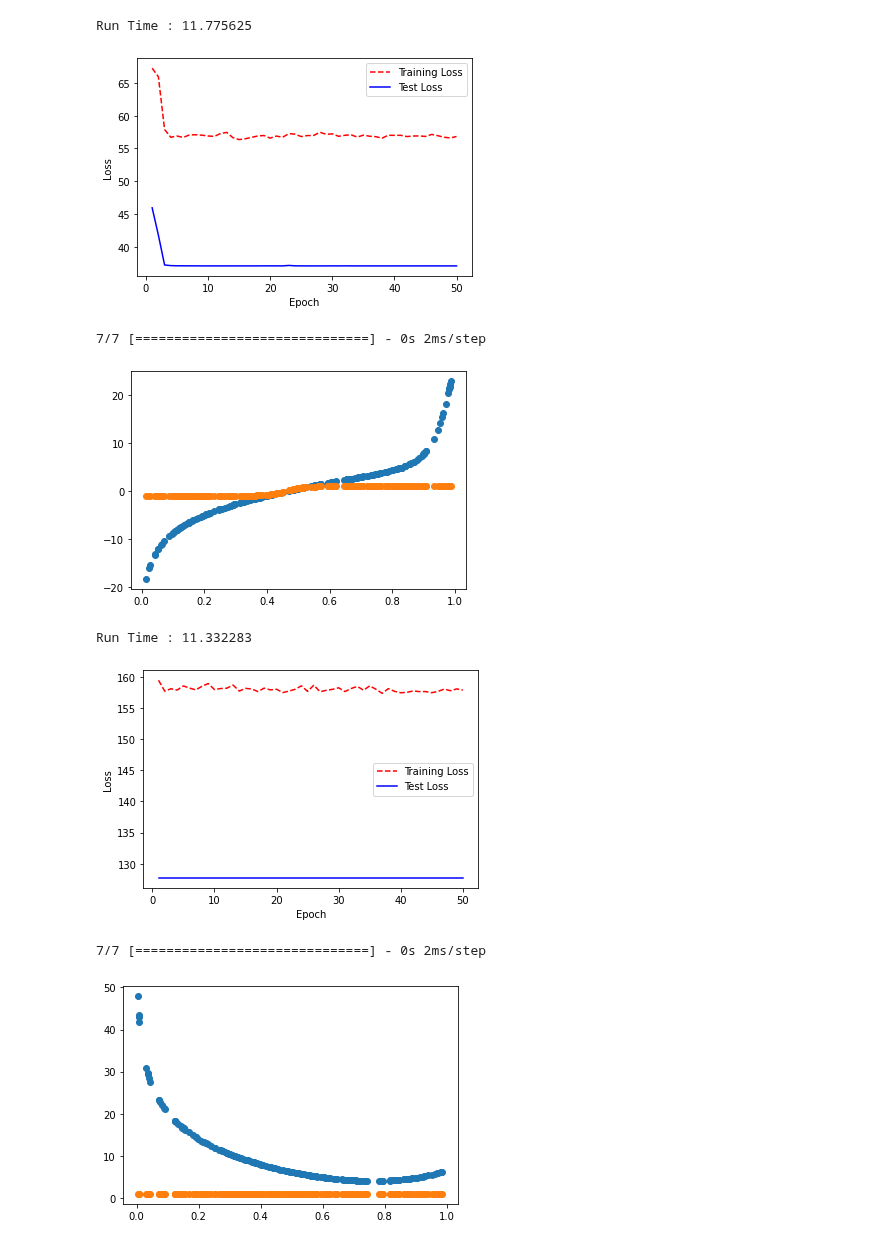
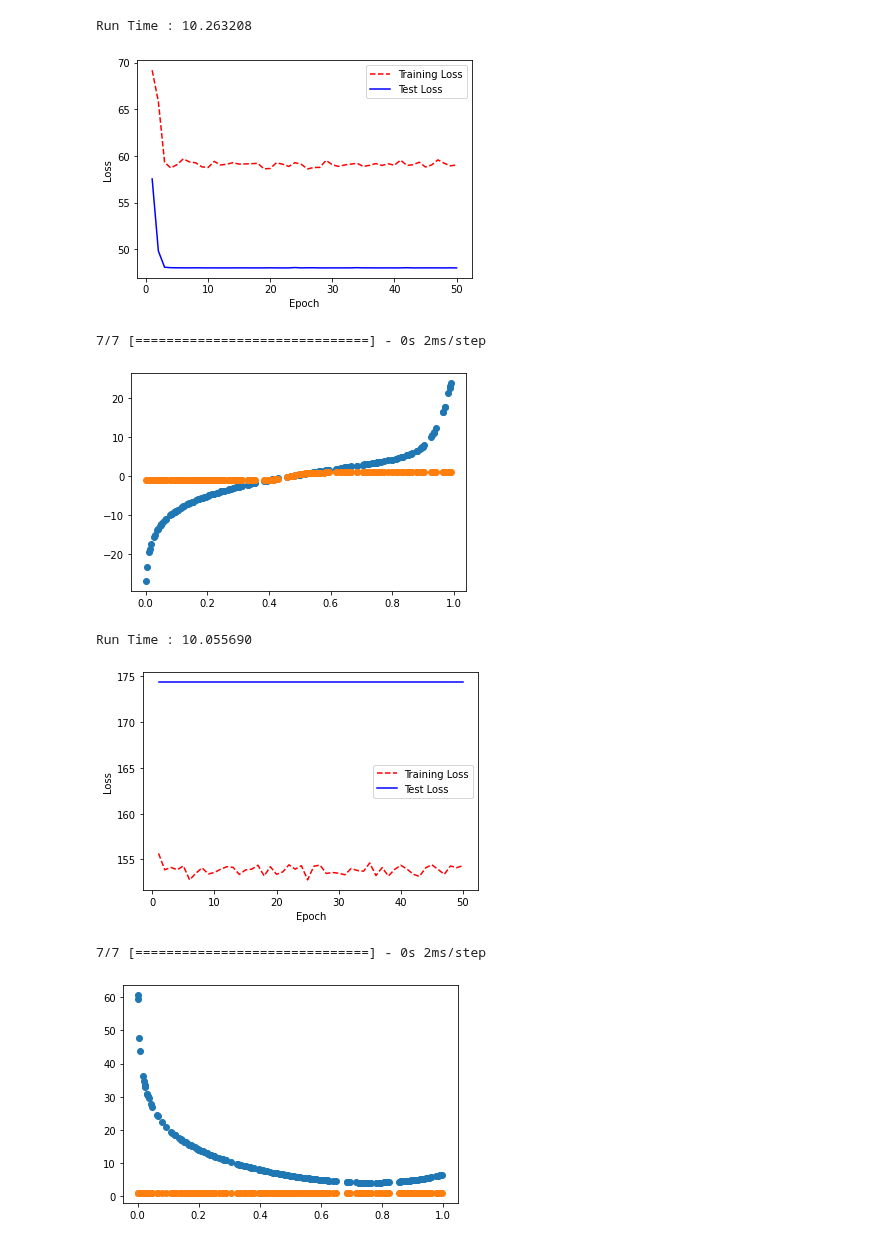
Before and after one commit to DeepLearningSaeid/Grad, a Jupyter notebook: SWAG_EXP_1.ipynb, the cells around one changed output. Drawn from its saved outputs; the diff is of its cells as text; code cells hidden in the pictures.

```diff
--- a/SWAG_EXP_1.ipynb
+++ b/SWAG_EXP_1.ipynb
@@ -242,21 +242,15 @@ def plot_shape(in_1,in_2,in_3,in_4,in_5,in_6):
 dim_train=1000
 dim_test=200
 
-X_train_temp=generate_random(dim_train,3)
-Y_train_temp=generate_random(dim_train,3)
+X=generate_random(dim_train,3)
+Y=generate_random(dim_train,3)
 
-X_test_temp=generate_random(dim_test,3)
-Y_test_temp=generate_random(dim_test,3)
+Y[:,0]=fun_1(X[:,0])
+Y[:,1]=fun_2(X[:,1])
+Y[:,2]=fun_3(X[:,2])
 
 
-Y_train_temp[:,0]=fun_1(X_train_temp[:,0])
-Y_train_temp[:,1]=fun_2(X_train_temp[:,1])
-Y_train_temp[:,2]=fun_3(X_train_temp[:,2])
-
-
-Y_test_temp[:,0]=fun_1(X_test_temp[:,0])
-Y_test_temp[:,1]=fun_2(X_test_temp[:,1])
-Y_test_temp[:,2]=fun_3(X_test_temp[:,2])
+x_train,x_test,y_train,y_test=train_test_split(X,Y,test_size=0.2,random_state=1234)
 # %%
 #Hyper perameters
 number_epo=50
@@ -291,35 +285,35 @@ def plot_(history):
 # %%
 #train traditional model for Function 3
 column=2
-X_train=X_train_temp[:,column]
-Y_train=Y_train_temp[:,column]
-X_test=X_test_temp[:,column]
-Y_test=Y_test_temp[:,column]
+X_train=x_train[:,column]
+Y_train=y_train[:,column]
+X_test=x_test[:,column]
+Y_test=y_test[:,column]
 # F_3_archicture_1_
 
 
 start = timeit.default_timer()
 history = model.fit(X_train,Y_train,epochs=number_epo,verbose=0,batch_size=10,validation_data=(X_test, Y_test))
 end = timeit.default_timer()
 print("Run Time : %f" % (end-start))
 plot_(history)
 plt.scatter(X_test, Y_test)
 predict=model.predict(X_test)
 plt.scatter(X_test, predict)
 
 F_3_archicture_1=[X_test,Y_test,predict,history,]
 # %% [output]
-Run Time : 11.775625
+Run Time : 10.263208
-[figure, old version]
+[figure, new version]
 7/7 [==============================] - 0s 2ms/step
-[figure, old version]
+[figure, new version]
 # %%
 #Train model for Funtcion 2
 column=1
-X_train=X_train_temp[:,column]
-Y_train=Y_train_temp[:,column]
-X_test=X_test_temp[:,column]
-Y_test=Y_test_temp[:,column]
+X_train=x_train[:,column]
+Y_train=y_train[:,column]
+X_test=x_test[:,column]
+Y_test=y_test[:,column]
 
 #F_2_archicture_1
 
@@ -335,10 +329,10 @@ plt.scatter(X_test, predict)
 
 F_2_archicture_1=[X_test,Y_test,predict,history]
 # %% [output]
-Run Time : 11.332283
+Run Time : 10.055690
-[figure, old version]
+[figure, new version]
 7/7 [==============================] - 0s 2ms/step
-[figure, old version]
+[figure, new version]
 # %%
 #Train Model for function 1
 column=0
```
Also changed, not shown: parts of 36 cells of this notebook.
